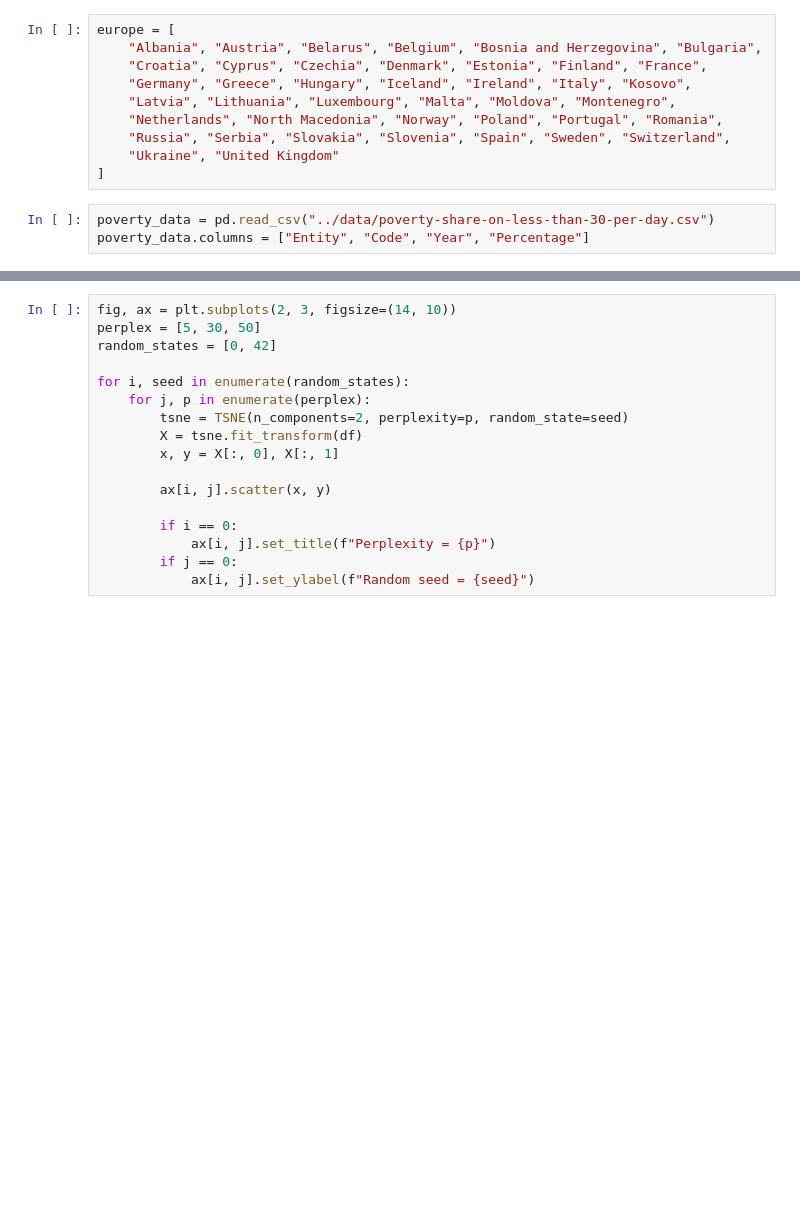
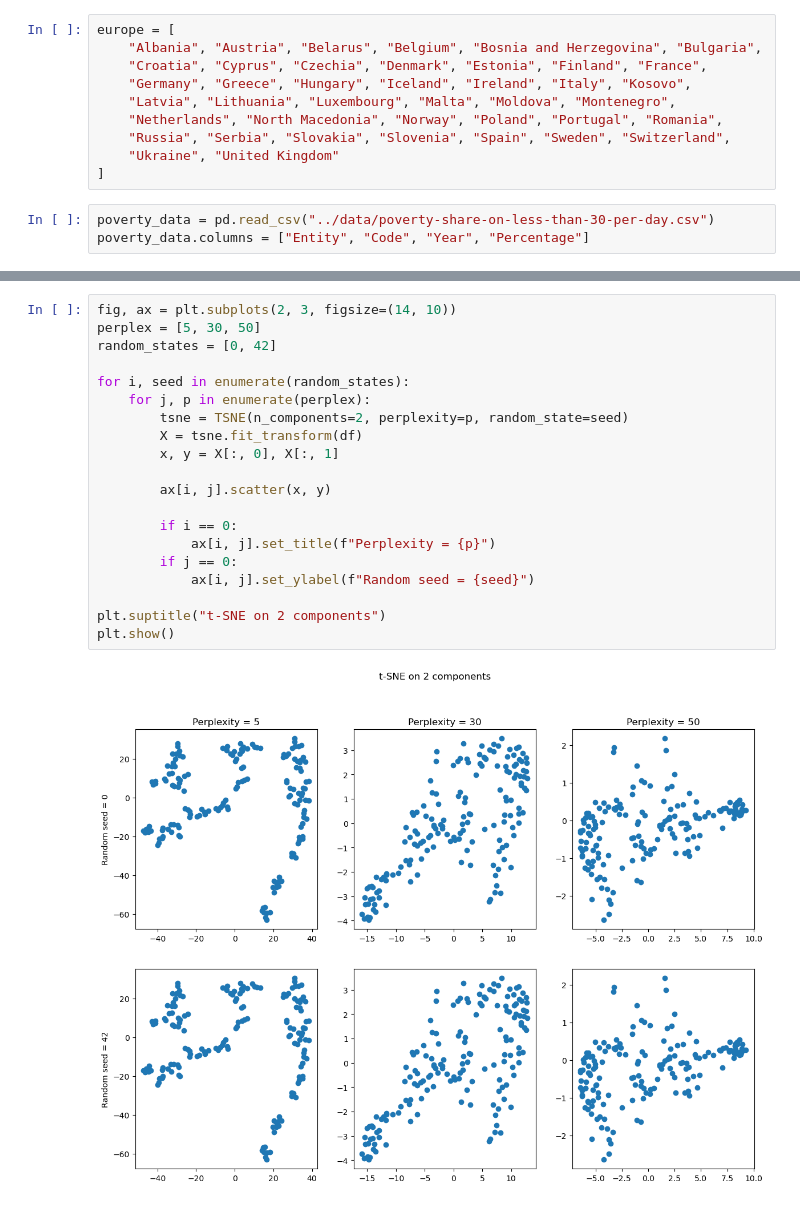
Before and after one commit to AleksiKaa/infoviz, a Jupyter notebook: src/assignment4.ipynb, the cells around one changed output, grey strips where cells are left out. Drawn from its saved outputs; the diff is of its cells as text; blank space fills up the shorter version.

```diff
--- a/src/assignment4.ipynb
+++ b/src/assignment4.ipynb
@@ -74,17 +102,22 @@ plt.show()
 # %%
 fig, ax = plt.subplots(2, 3, figsize=(14, 10))
 perplex = [5, 30, 50]
 random_states = [0, 42]
 
 for i, seed in enumerate(random_states):
     for j, p in enumerate(perplex):
         tsne = TSNE(n_components=2, perplexity=p, random_state=seed)
         X = tsne.fit_transform(df)
         x, y = X[:, 0], X[:, 1]
 
         ax[i, j].scatter(x, y)
 
         if i == 0:
             ax[i, j].set_title(f"Perplexity = {p}")
         if j == 0:
             ax[i, j].set_ylabel(f"Random seed = {seed}")
+
+plt.suptitle("t-SNE on 2 components")
+plt.show()
+# %% [output]
+[figure, added]
```
Also changed, not shown: parts of 4 cells of this notebook.
